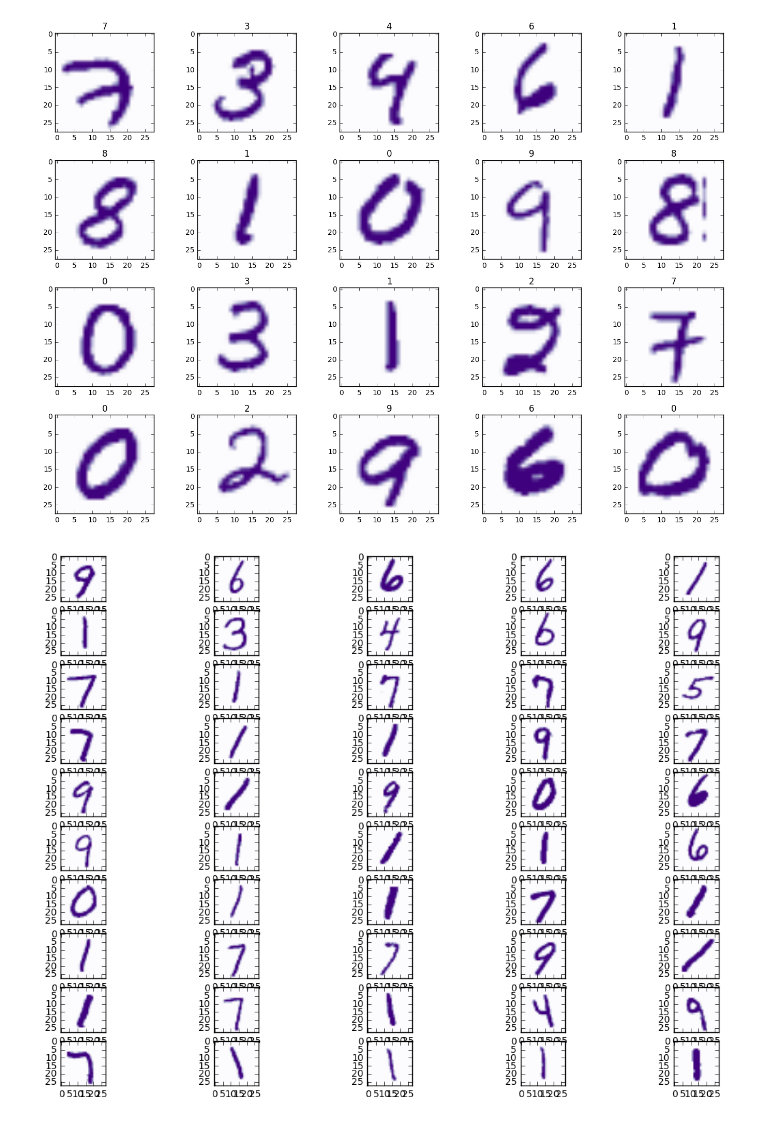
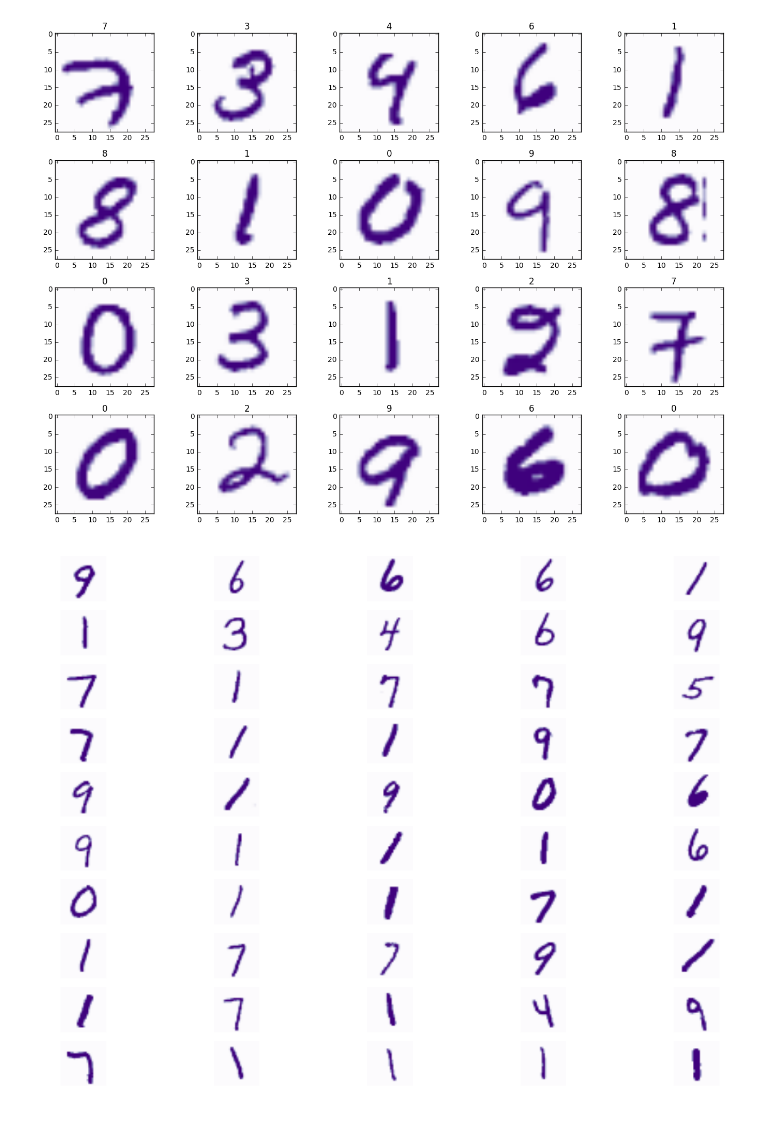
Before and after one commit to EmiliaPompe/DogsProject, a Jupyter notebook: OnlineGreedyImages_WorkingCOPY.ipynb, the cells around one changed output. Saved outputs shown, nothing was run; the diff lists cells and outputs as text; code cells hidden in the pictures.

Commit message:
add images for numbers

```diff
--- a/OnlineGreedyImages_WorkingCOPY.ipynb
+++ b/OnlineGreedyImages_WorkingCOPY.ipynb
@@ -53,13 +53,14 @@ resultImages = onlineGreedy(gamma, M, data, N)
 # %%
 # plotting the prototypes,
 plt.figure(figsize=(14,10))
 for i in xrange(M):
     plt.subplot(M/5,5,i+1)
     plt.imshow(data[resultImages[0]][i].reshape((28,28)))
+    plt.axis('off')
     #plt.title(mnist.train.labels[i])
     plt.set_cmap('Purples')
 # %% [output]
-[figure, old version]
+[figure, new version]
 # %%
 #plotting the criticism
 plt.figure(figsize=(14,10))
```
Also changed, not shown: parts of 1 cell of this notebook, 3 other files.
